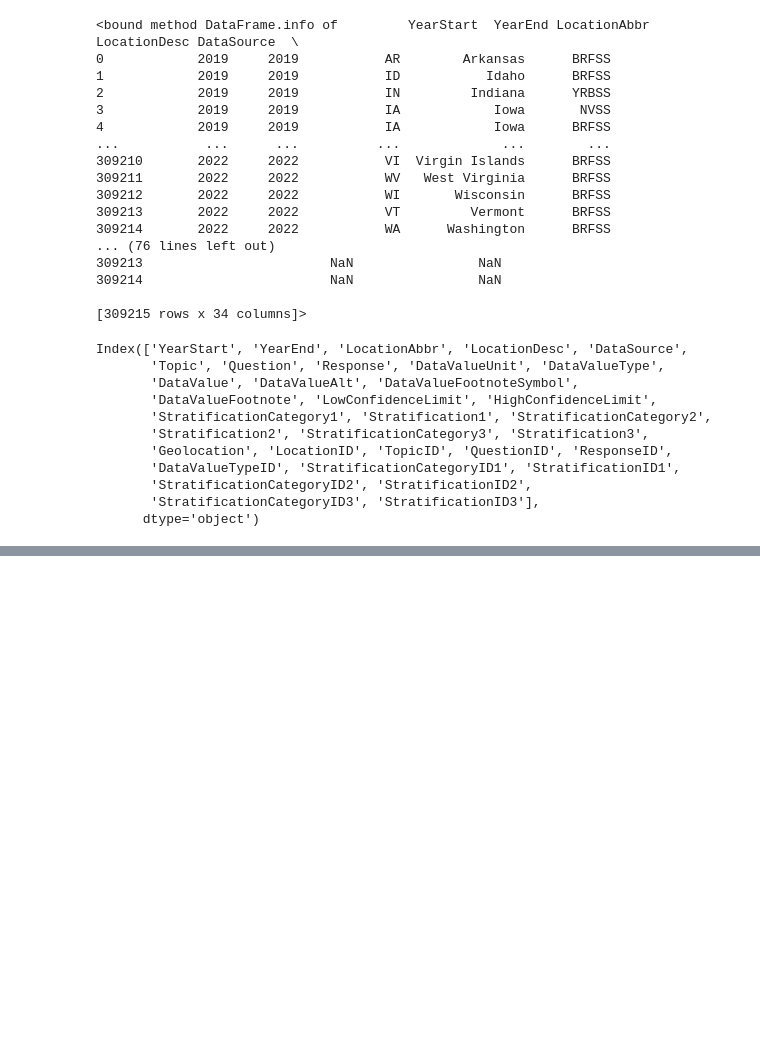
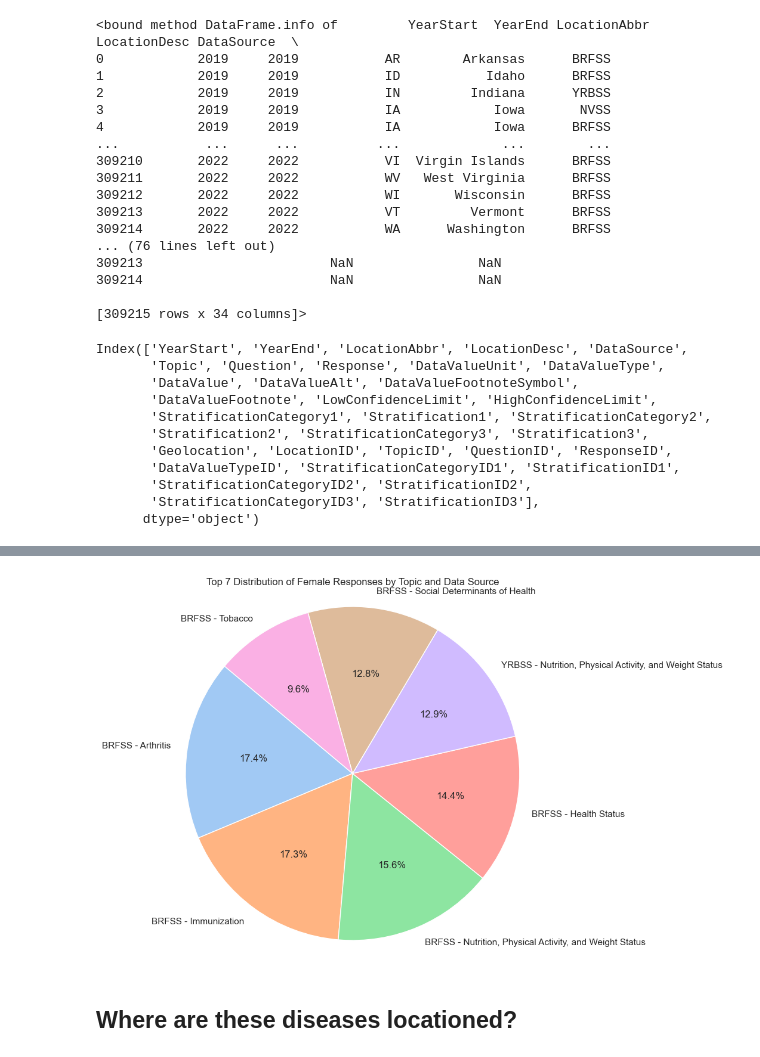
Before and after one commit to Nathan-Savage/chronic_diseases_project, a Jupyter notebook: chronic_diseases.ipynb, the cells around one changed output, grey strips where cells are left out. Saved outputs shown, nothing was run; the diff lists cells and outputs as text; code cells hidden in the pictures; blank space fills up the shorter version.

```diff
--- a/chronic_diseases.ipynb
+++ b/chronic_diseases.ipynb
@@ -77,0 +289,4 @@ cleaned_diseases_df = pd.DataFrame({
+# %%
+grouped_female_df = grouped_counts.reset_index(name='Female')
+grouped_female_df_sorted = grouped_female_df.sort_values(by='Female', ascending=False)
+grouped_female_df_sorted.head()
@@ -77,0 +300,21 @@ cleaned_diseases_df = pd.DataFrame({
+# %%
+pie_chart= pd.DataFrame(grouped_female_df_sorted)
+
+# Sort by 'Male' column in descending order and select the top 10
+df_top10 = grouped_female_df_sorted.sort_values(by='Female', ascending=False).head(7)
+
+# Combine DataSource and Topic for better labeling
+labels = [f"{ds} - {topic}" for ds, topic in zip(df_top10['DataSource'], df_top10['Topic'])]
+sizes = df_top10['Female']
+
+# Plot Pie Chart
+plt.figure(figsize=(10, 8))
+plt.pie(sizes, labels=labels, autopct='%1.1f%%', startangle=140, colors=sns.color_palette('pastel'))
+plt.title('Top 7 Distribution of Female Responses by Topic and Data Source')
+plt.axis('equal')  # Ensures the pie is a perfect circle
+plt.savefig("images/Top 7 Distribution of Female Responses by Topic and Data Source.png")
+plt.show()
+# %% [output]
+[figure, added]
+# %% [markdown]
+## Where are these diseases locationed?
```
Also changed, not shown: parts of 43 cells of this notebook, 25 other files.
